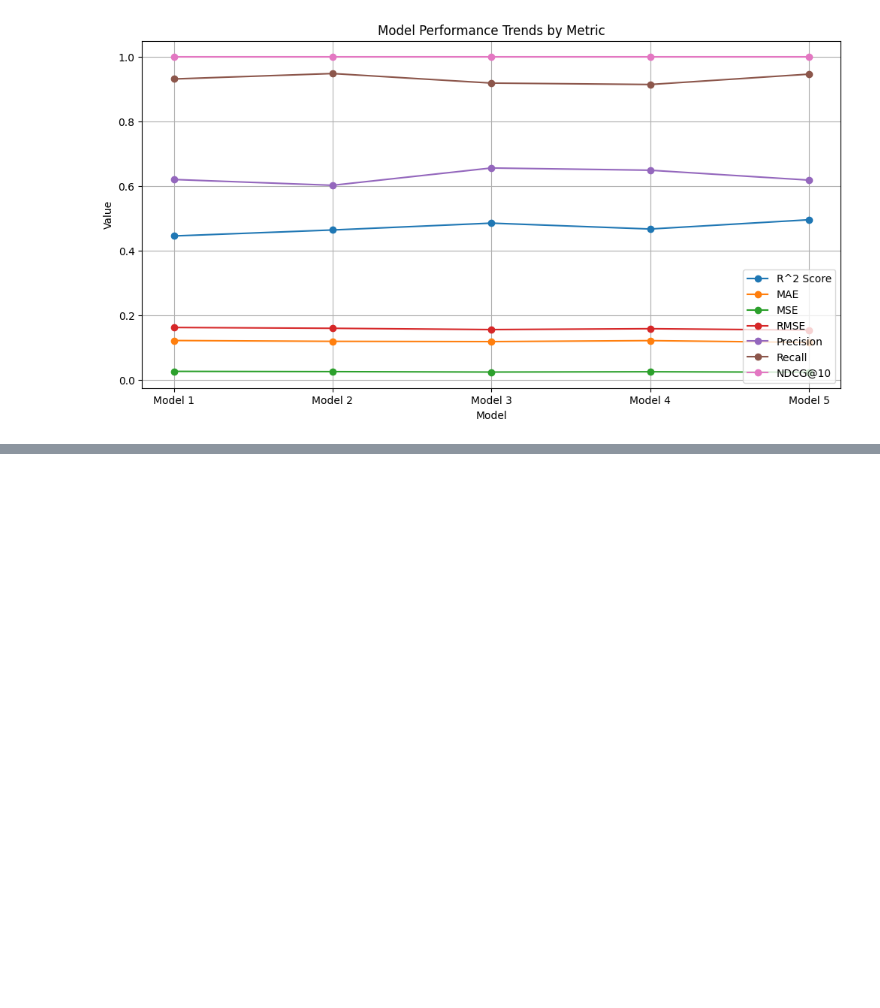
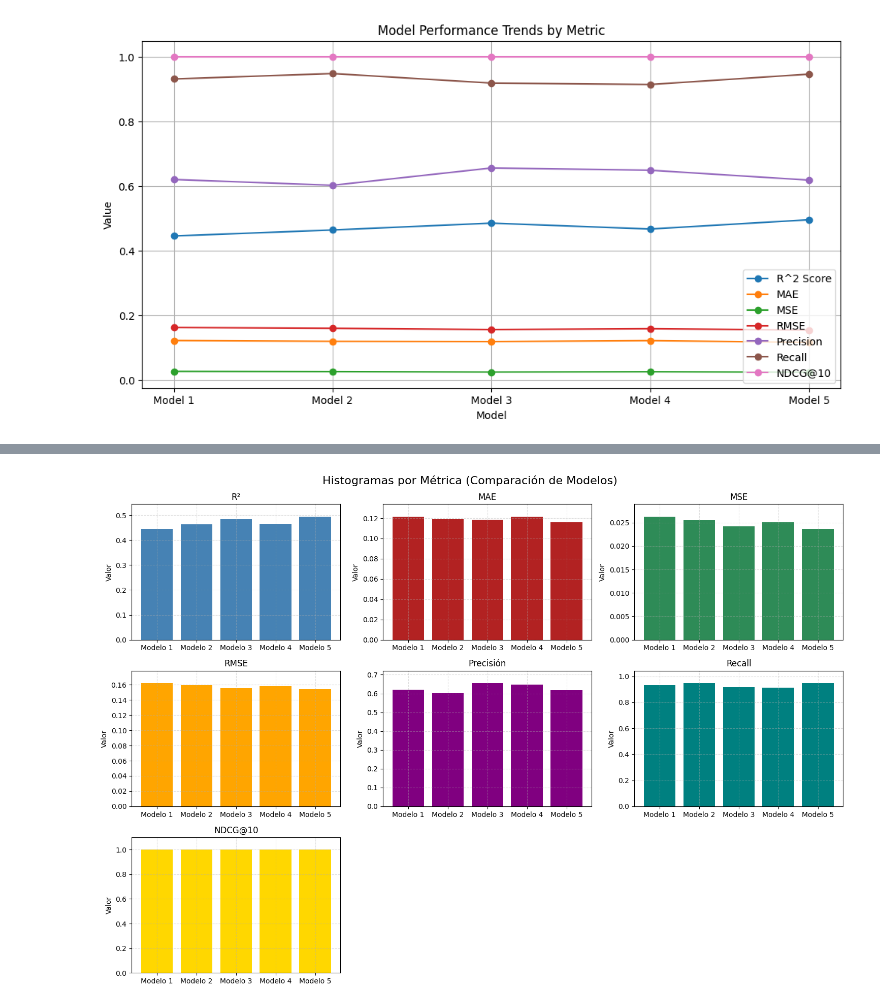
Before and after one commit to javiers2004/Movie-Recommendation-System, a Jupyter notebook: plotStatistics.ipynb, the cells around one changed output, grey strips where cells are left out. Drawn from its saved outputs; the diff is of its cells as text; code cells hidden in the pictures; blank space fills up the shorter version.

```diff
--- a/plotStatistics.ipynb
+++ b/plotStatistics.ipynb
@@ -106,0 +182,49 @@ plt.show()
+# %%
+import matplotlib.pyplot as plt
+import numpy as np
+
+# Datos de los modelos
+modelos = ['Modelo 1', 'Modelo 2', 'Modelo 3', 'Modelo 4', 'Modelo 5']
+
+metricas = {
+    'R²':        [0.4452, 0.4637, 0.4849, 0.4667, 0.4953],
+    'MAE':       [0.1217, 0.1192, 0.1184, 0.1214, 0.1158],
+    'MSE':       [0.0263, 0.0255, 0.0242, 0.0251, 0.0237],
+    'RMSE':      [0.1621, 0.1596, 0.1556, 0.1583, 0.1540],
+    'Precisión': [0.6199, 0.6020, 0.6555, 0.6486, 0.6180],
+    'Recall':    [0.9309, 0.9477, 0.9182, 0.9138, 0.9458],
+    'NDCG@10':   [1.0000, 1.0000, 1.0000, 1.0000, 1.0000]
+}
+
+# Colores para cada métrica
+colores = {
+    'R²':        'steelblue',
+    'MAE':       'firebrick',
+    'MSE':       'seagreen',
+    'RMSE':      'orange',
+    'Precisión': 'purple',
+    'Recall':    'teal',
+    'NDCG@10':   'gold'
+}
+
+# Crear un histograma para cada métrica
+fig, axes = plt.subplots(nrows=3, ncols=3, figsize=(15, 10))
+axes = axes.flatten()
+
+for i, (metrica, valores) in enumerate(metricas.items()):
+    ax = axes[i]
+    ax.bar(modelos, valores, color=colores[metrica])
+    ax.set_title(metrica)
+    ax.set_ylabel('Valor')
+    ax.set_ylim(0, max(valores) * 1.1)
+    ax.grid(True, linestyle='--', alpha=0.4)
+
+# Eliminar subplots vacíos si hay menos de 9
+for j in range(i + 1, len(axes)):
+    fig.delaxes(axes[j])
+
+plt.tight_layout()
+plt.suptitle('Histogramas por Métrica (Comparación de Modelos)', fontsize=16, y=1.02)
+plt.show()
+# %% [output]
+[figure, added]
```
Also changed, not shown: parts of 7 cells of this notebook, 1 other file.
